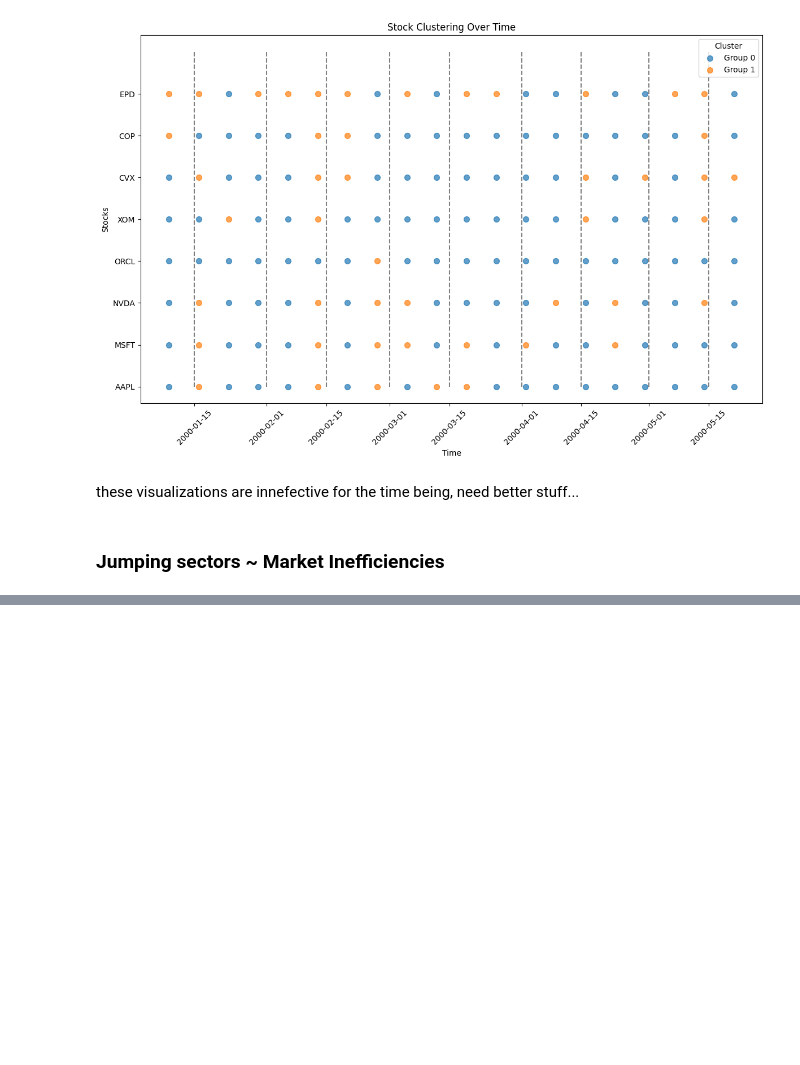
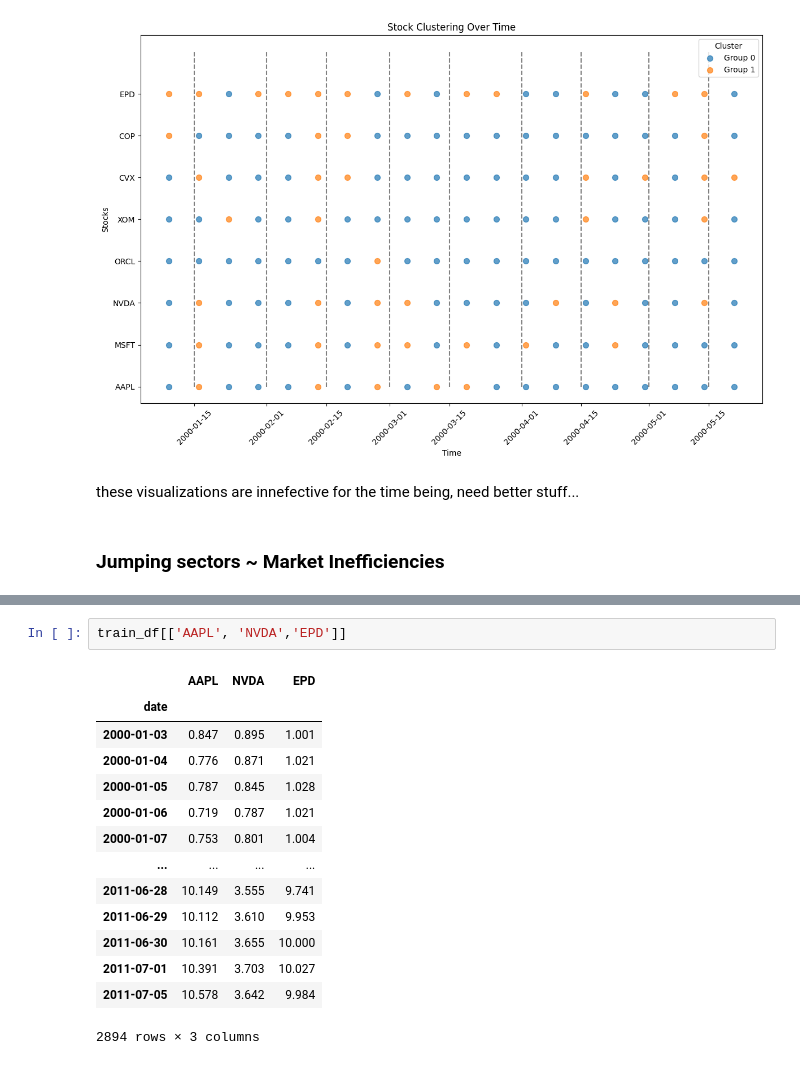
Before and after one commit to TInglefield/Math4920Project, a Jupyter notebook: Project_Draft7.ipynb, the cells around one changed output, grey strips where cells are left out. Saved outputs shown, nothing was run; the diff lists cells and outputs as text; blank space fills up the shorter version.

```diff
--- a/Project_Draft7.ipynb
+++ b/Project_Draft7.ipynb
@@ -368,0 +378,17 @@ these visualizations are innefective for the time being, need better stuff...
+# %%
+train_df[['AAPL', 'NVDA','EPD']]
+# %% [output]
+|  | AAPL | NVDA | EPD |
+| date |  |  |  |
+| 2000-01-03 | 0.847 | 0.895 | 1.001 |
+| 2000-01-04 | 0.776 | 0.871 | 1.021 |
+| 2000-01-05 | 0.787 | 0.845 | 1.028 |
+| 2000-01-06 | 0.719 | 0.787 | 1.021 |
+| 2000-01-07 | 0.753 | 0.801 | 1.004 |
+| ... | ... | ... | ... |
+| 2011-06-28 | 10.149 | 3.555 | 9.741 |
+| 2011-06-29 | 10.112 | 3.610 | 9.953 |
+| 2011-06-30 | 10.161 | 3.655 | 10.000 |
+| 2011-07-01 | 10.391 | 3.703 | 10.027 |
+| 2011-07-05 | 10.578 | 3.642 | 9.984 |
+2894 rows × 3 columns
```
Also changed, not shown: parts of 1 cell of this notebook.
